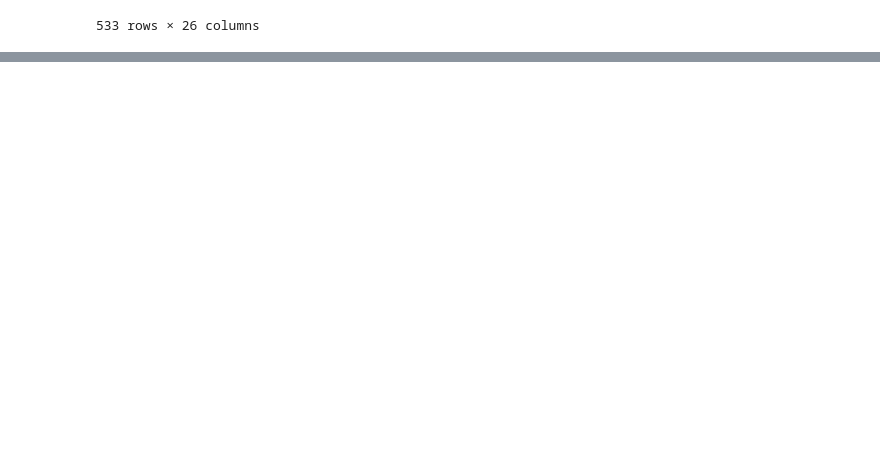
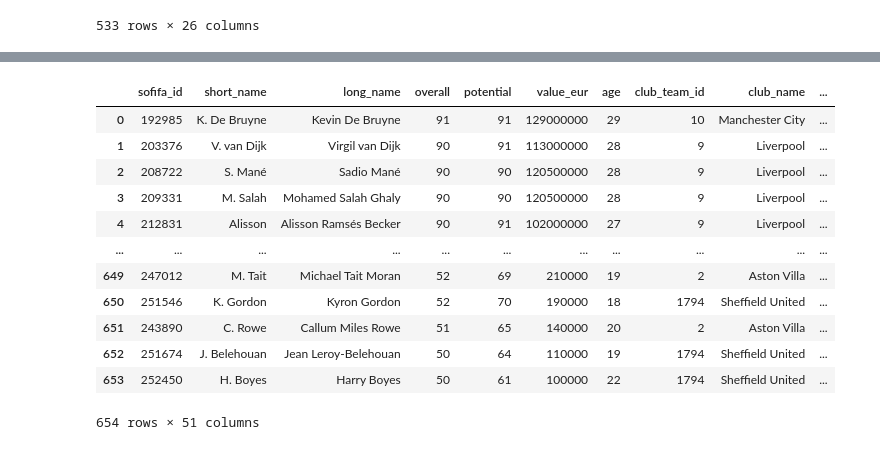
Before and after one commit to Giuliano99/Masterarbeit, a Jupyter notebook: Import Data.ipynb, the cells around one changed output, grey strips where cells are left out. Saved outputs shown, nothing was run; the diff lists cells and outputs as text; code cells hidden in the pictures; blank space fills up the shorter version.

```diff
--- a/Import Data.ipynb
+++ b/Import Data.ipynb
@@ -115,0 +93,30 @@ print (json.dumps(out, indent = 4, sort_keys=True))
+# %%
+#import player ratings fifa
+players_fifa_21 = pd.read_csv('Data/2020-21/Players/players_fifa_21.csv')
+
+#delete not relevant information
+not_relevant_columns = ['player_positions','player_url','dob','wage_eur' , 'height_cm', 'weight_kg', 'league_level', 'club_loaned_from', 'club_joined', 'club_contract_valid_until', 'nationality_id', 'nationality_name', 'nation_team_id', 'nation_position', 'nation_jersey_number', 'preferred_foot', 'work_rate', 'body_type', 'real_face', 'release_clause_eur', 'player_tags', 'player_traits', 'goalkeeping_speed', 'ls','st','rs','lw','lf','cf','rf','rw','lam','cam','ram','lm','lcm','cm','rcm','rm','lwb','ldm','cdm','rdm','rwb','lb','lcb','cb','rcb','rb','gk','player_face_url','club_logo_url','club_flag_url','nation_logo_url', 'nation_flag_url','club_jersey_number','weak_foot','skill_moves','international_reputation']
+players_fifa_21.drop( axis= 1, labels=not_relevant_columns, inplace=True)
+players_fifa_21.reset_index(inplace=False, drop=True)
+
+players_fifa_21.drop(players_fifa_21[players_fifa_21.league_name != 'English Premier League'].index, inplace=True)
+players_fifa_21.reset_index(inplace=True, drop=True)
+players_fifa_21 = players_fifa_21.astype({'value_eur':'int','club_team_id':'int'})
+#pd.to_numeric(players_fifa_21.value_eur)
+
+
+players_fifa_21
+# %% [output]
+|  | sofifa_id | short_name | long_name | overall | potential | value_eur | age | club_team_id | club_name | ... |
+| 0 | 192985 | K. De Bruyne | Kevin De Bruyne | 91 | 91 | 129000000 | 29 | 10 | Manchester City | ... |
+| 1 | 203376 | V. van Dijk | Virgil van Dijk | 90 | 91 | 113000000 | 28 | 9 | Liverpool | ... |
+| 2 | 208722 | S. Mané | Sadio Mané | 90 | 90 | 120500000 | 28 | 9 | Liverpool | ... |
+| 3 | 209331 | M. Salah | Mohamed Salah Ghaly | 90 | 90 | 120500000 | 28 | 9 | Liverpool | ... |
+| 4 | 212831 | Alisson | Alisson Ramsés Becker | 90 | 91 | 102000000 | 27 | 9 | Liverpool | ... |
+| ... | ... | ... | ... | ... | ... | ... | ... | ... | ... | ... |
+| 649 | 247012 | M. Tait | Michael Tait Moran | 52 | 69 | 210000 | 19 | 2 | Aston Villa | ... |
+| 650 | 251546 | K. Gordon | Kyron Gordon | 52 | 70 | 190000 | 18 | 1794 | Sheffield United | ... |
+| 651 | 243890 | C. Rowe | Callum Miles Rowe | 51 | 65 | 140000 | 20 | 2 | Aston Villa | ... |
+| 652 | 251674 | J. Belehouan | Jean Leroy-Belehouan | 50 | 64 | 110000 | 19 | 1794 | Sheffield United | ... |
+| 653 | 252450 | H. Boyes | Harry Boyes | 50 | 61 | 100000 | 22 | 1794 | Sheffield United | ... |
+654 rows × 51 columns
```
Also changed, not shown: parts of 3 cells of this notebook, 12 other files.
